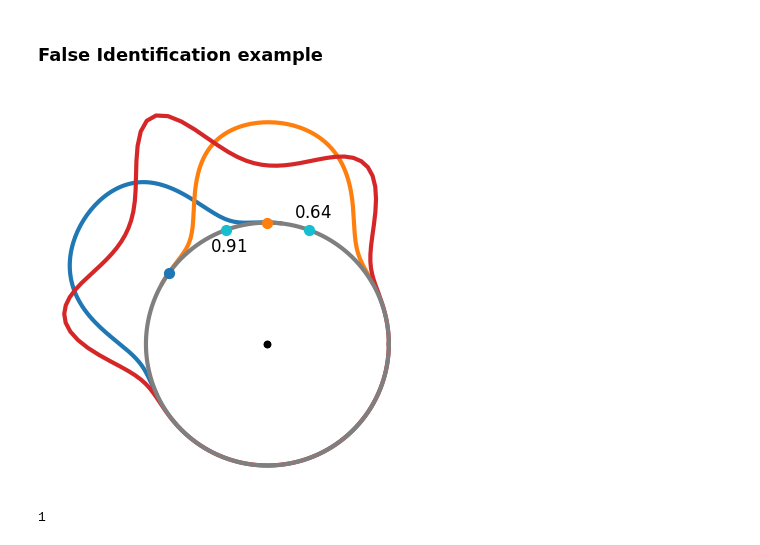
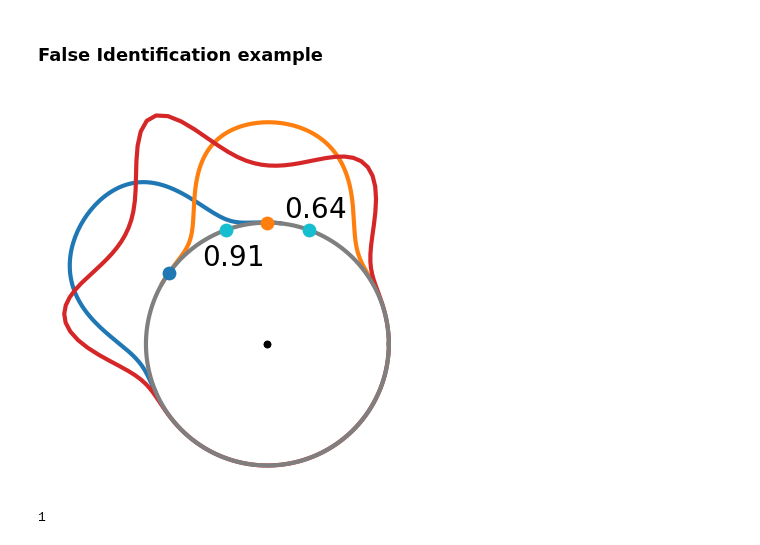
Before and after one commit to vanekek/face_ue, a Jupyter notebook: sandbox/paper_method_plot.ipynb, the cells around one changed output. Cells and saved outputs as stored; diff of their text form; code cells hidden in the pictures.

```diff
--- a/sandbox/paper_method_plot.ipynb
+++ b/sandbox/paper_method_plot.ipynb
@@ -55,9 +55,9 @@ def compute_class_probs(class_id, zs, mus, kappa, beta):
     class_probes = np.array(class_probes)
     return class_probes
 # %%
-fontsize = 12
+fontsize = 20
 linewidth = 3
-dot_size = 50
+dot_size = 80
 
 test_color = "tab:cyan"
 # %% [markdown]
@@ -131,36 +131,36 @@ for test_angle in test_points_angles:
 
 test_point_vectors = get_vectors_by_angle(test_points_angles)
 # entropy value
 
 probs_at_test_points = []
 for i in range(mus.shape[1] + 1):
     class_probes = compute_class_probs(i, test_point_vectors, mus, kappa, beta)
     probs_at_test_points.append(class_probes)
 probs_at_test_points = np.stack(probs_at_test_points, axis=0)
 
 entr_test = -np.sum(probs_at_test_points * np.log(probs_at_test_points), axis=0)
 entr_test = np.round(entr_test, 2)
 ax.annotate(
     f"${entr_test[0]}$",
     xy=test_point_vectors[0],
-    xytext=[test_point_vectors[0][0] - 0.13, test_point_vectors[0][1] - 0.18],
+    xytext=[test_point_vectors[0][0] - 0.2, test_point_vectors[0][1] - 0.3],
     fontsize=fontsize,
 )
 ax.annotate(
     f"${entr_test[1]}$",
     xy=test_point_vectors[1],
-    xytext=[test_point_vectors[1][0] - 0.12, test_point_vectors[1][1] + 0.1],
+    xytext=[test_point_vectors[1][0] - 0.2, test_point_vectors[1][1] + 0.1],
     fontsize=fontsize,
 )
 
 fig.gca().set_aspect("equal")
 ax.axis("off")
 fig.show()
 plt.savefig(
     "/app/paper_assets/images/false_ident_example.png", dpi=300, bbox_inches="tight"
 )
 # %% [output]
-[figure, old version]
+[figure, new version]
 # %%
 1
 # %% [output]
```
Also changed, not shown: parts of 1 cell of this notebook, 4 other files.
